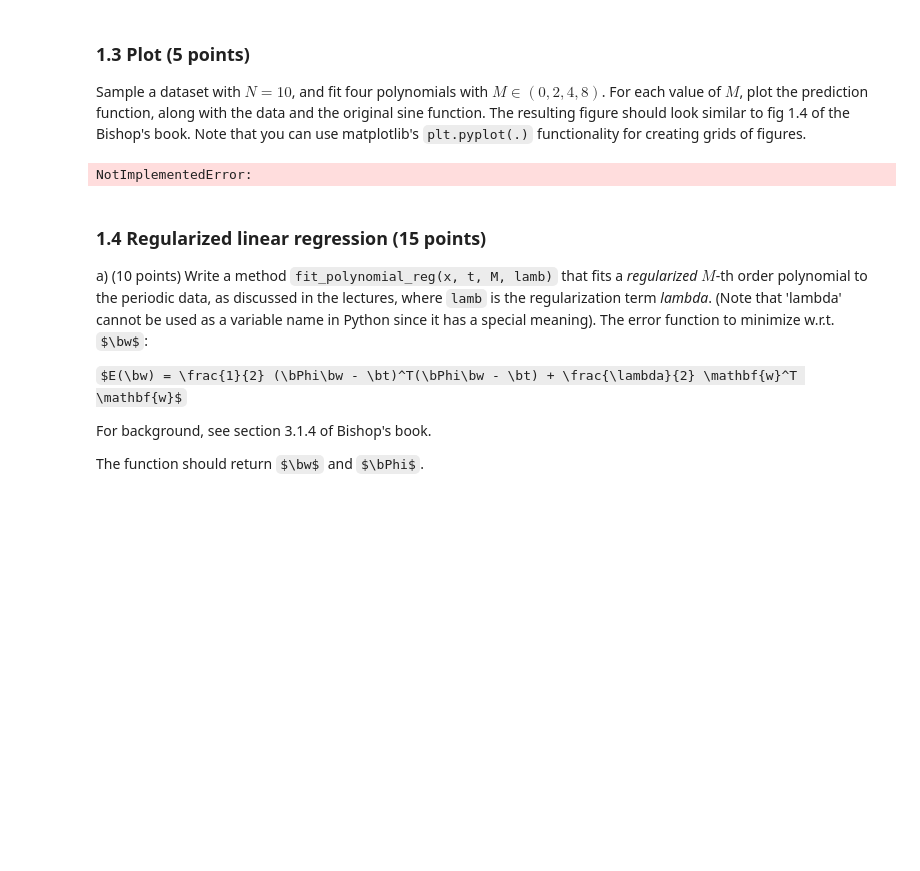
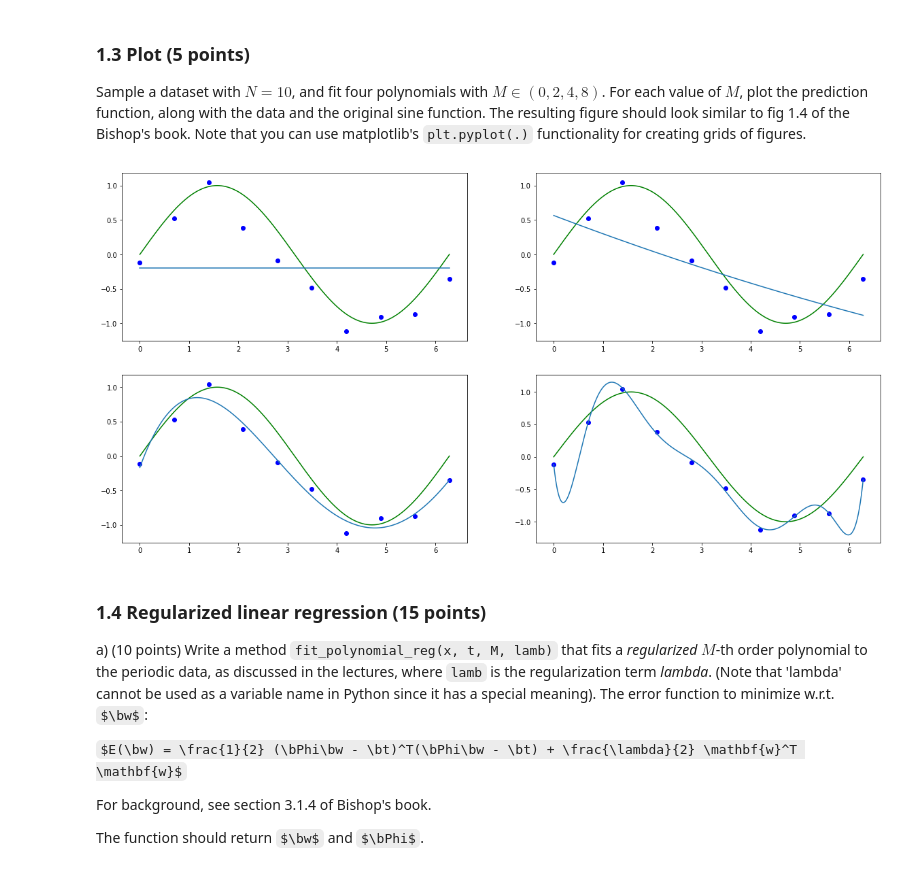
Before and after one commit to MBonnee/ML1, a Jupyter notebook: lab1/12065064_11883936_lab1.ipynb, the cells around one changed output. Cells and saved outputs as stored; diff of their text form; code cells hidden in the pictures; some formulas as TeX source; blank space fills up the shorter version.

```diff
--- a/lab1/12065064_11883936_lab1.ipynb
+++ b/lab1/12065064_11883936_lab1.ipynb
@@ -152,10 +152,11 @@ $E(\bw) = \frac{1}{2} (\bPhi\bw - \bt)^T(\bPhi\bw - \bt)$
 where $\bPhi$ is the _feature matrix_ (or _design matrix_) as explained in Bishop's book at section 3.1.1, $\bt$ is the vector of target values. Your method should return a vector $\bw$ with the maximum-likelihood parameter estimates, as well as the _feature matrix_ $\bPhi$.
 # %%
 def designmatrix(x, M): # it is highly recommended to write a helper function that computes Phi
-    design_matrix = np.zeros((N, M+1))
+    N = x.shape[0]
+    design_matrix = np.zeros((N, M))
 
     for i in range(N):
-        for j in range(M+1):
+        for j in range(M):
             design_matrix[i,j] = phi(x[i], j)
 
     return design_matrix
@@ -165,8 +166,9 @@ def phi(xi, j):
 
 
 def fit_polynomial(x, t, M):
-    Phi = designmatrix(x, M)
+    Phi = designmatrix(x, M+1)
     w_ml = np.linalg.inv(Phi.transpose().dot(Phi)).dot(Phi.transpose()).dot(t)
+
     return w_ml, Phi
 # %%
 ### Test your function
@@ -182,11 +184,23 @@ assert Phi.shape == (N, m+1), "The shape of Phi is incorrect"
 ### 1.3 Plot (5 points)
 Sample a dataset with $N=10$, and fit four polynomials with $M \in (0, 2, 4, 8)$.
 For each value of $M$, plot the prediction function, along with the data and the original sine function. The resulting figure should look similar to fig 1.4 of the Bishop's book. Note that you can use matplotlib's `plt.pyplot(.)` functionality for creating grids of figures.
-# %%
-# YOUR CODE HERE
-raise NotImplementedError()
-# %% [output]
-NotImplementedError:
+# %%
+N = 10
+x, t = gen_sine(N)
+M = [0, 2, 4, 8]
+x_axes = np.linspace(0, 2*np.pi, 1000)
+i = 1
+for m in M:
+    plt.subplot(2, 2, i)
+    i+=1
+    plt.plot(x_axes, sin(x_axes), c="g")
+    plt.scatter(x, t, c="b")
+
+    w, _ = fit_polynomial(x, t, m)
+    Phi = designmatrix(x_axes, len(w))
+    plt.plot(x_axes, np.dot(Phi, w))
+# %% [output]
+[figure, added]
 # %% [markdown]
 ### 1.4 Regularized linear regression (15 points)
 
```
Also changed, not shown: parts of 19 cells of this notebook.
